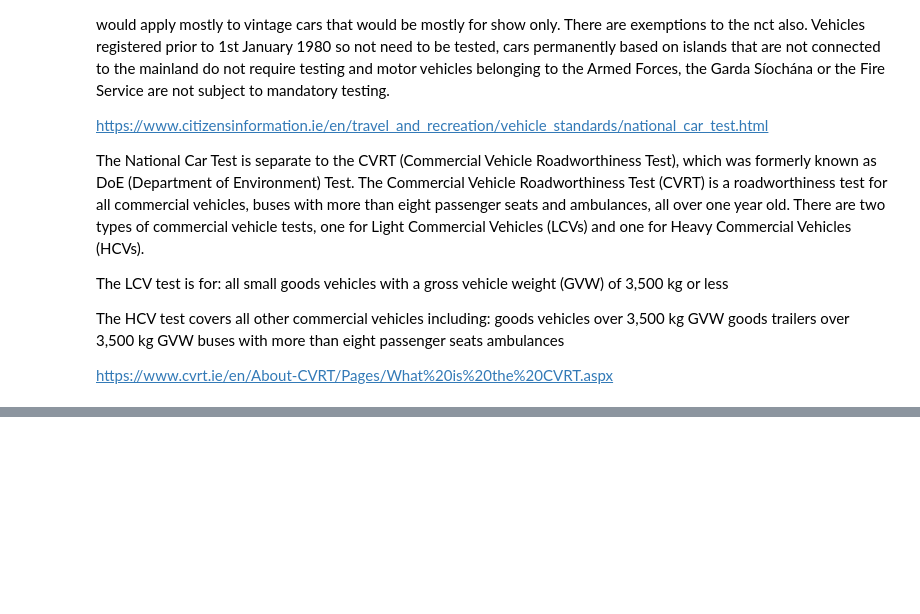
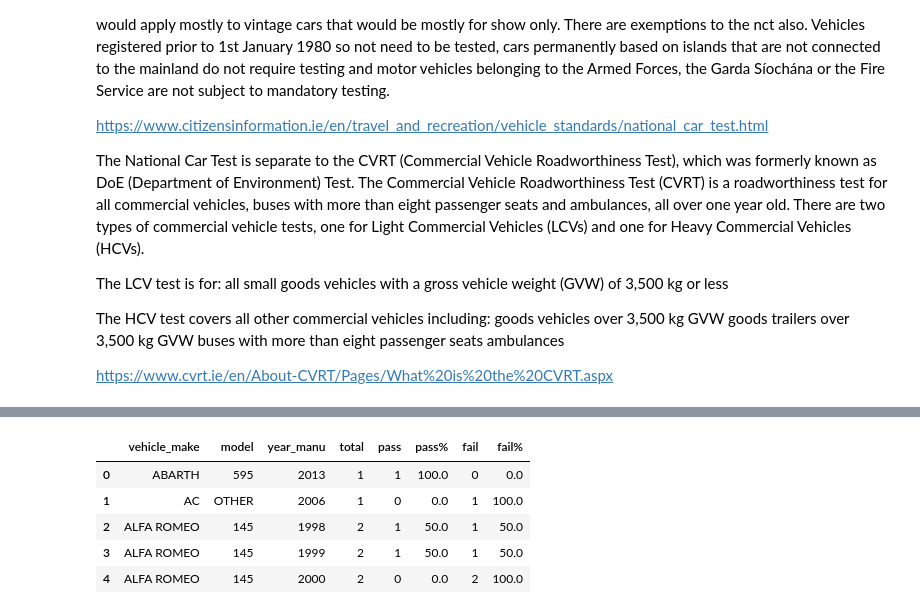
Before and after one commit to bexiturley/Programming-for-Data-Analysis-Project-2019, a Jupyter notebook: nct.ipynb, the cells around one changed output, grey strips where cells are left out. Drawn from its saved outputs; the diff is of its cells as text; code cells hidden in the pictures; blank space fills up the shorter version.

```diff
--- a/nct.ipynb
+++ b/nct.ipynb
@@ -30,0 +158,9 @@ This was very interesting but still not what I was looking for.  I then went to
+# %%
+df.head()
+# %% [output]
+|  | vehicle_make | model | year_manu | total | pass | pass% | fail | fail% |
+| 0 | ABARTH | 595 | 2013 | 1 | 1 | 100.0 | 0 | 0.0 |
+| 1 | AC | OTHER | 2006 | 1 | 0 | 0.0 | 1 | 100.0 |
+| 2 | ALFA ROMEO | 145 | 1998 | 2 | 1 | 50.0 | 1 | 50.0 |
+| 3 | ALFA ROMEO | 145 | 1999 | 2 | 1 | 50.0 | 1 | 50.0 |
+| 4 | ALFA ROMEO | 145 | 2000 | 2 | 0 | 0.0 | 2 | 100.0 |
```
Also changed, not shown: parts of 17 cells of this notebook, 4 other files.
